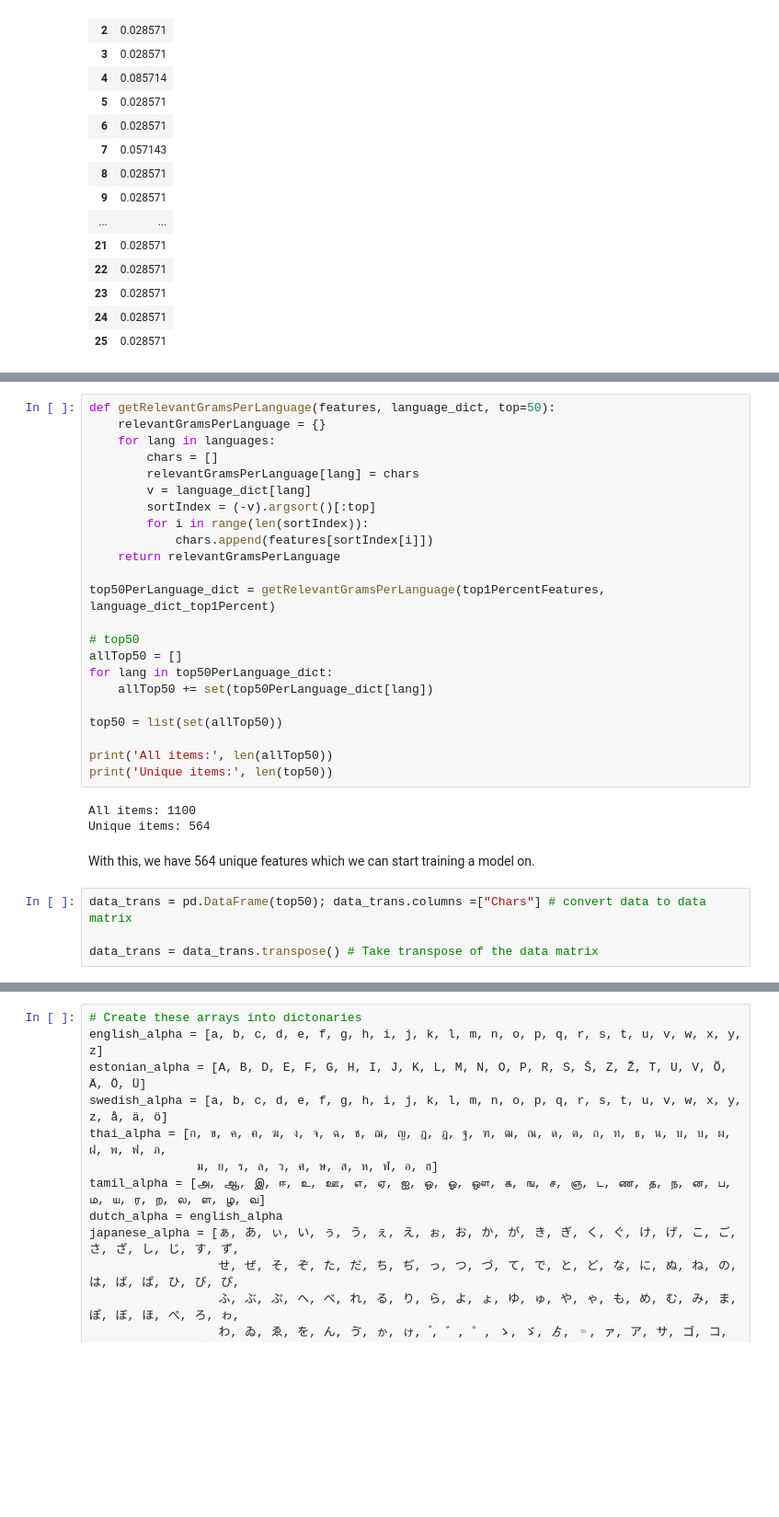
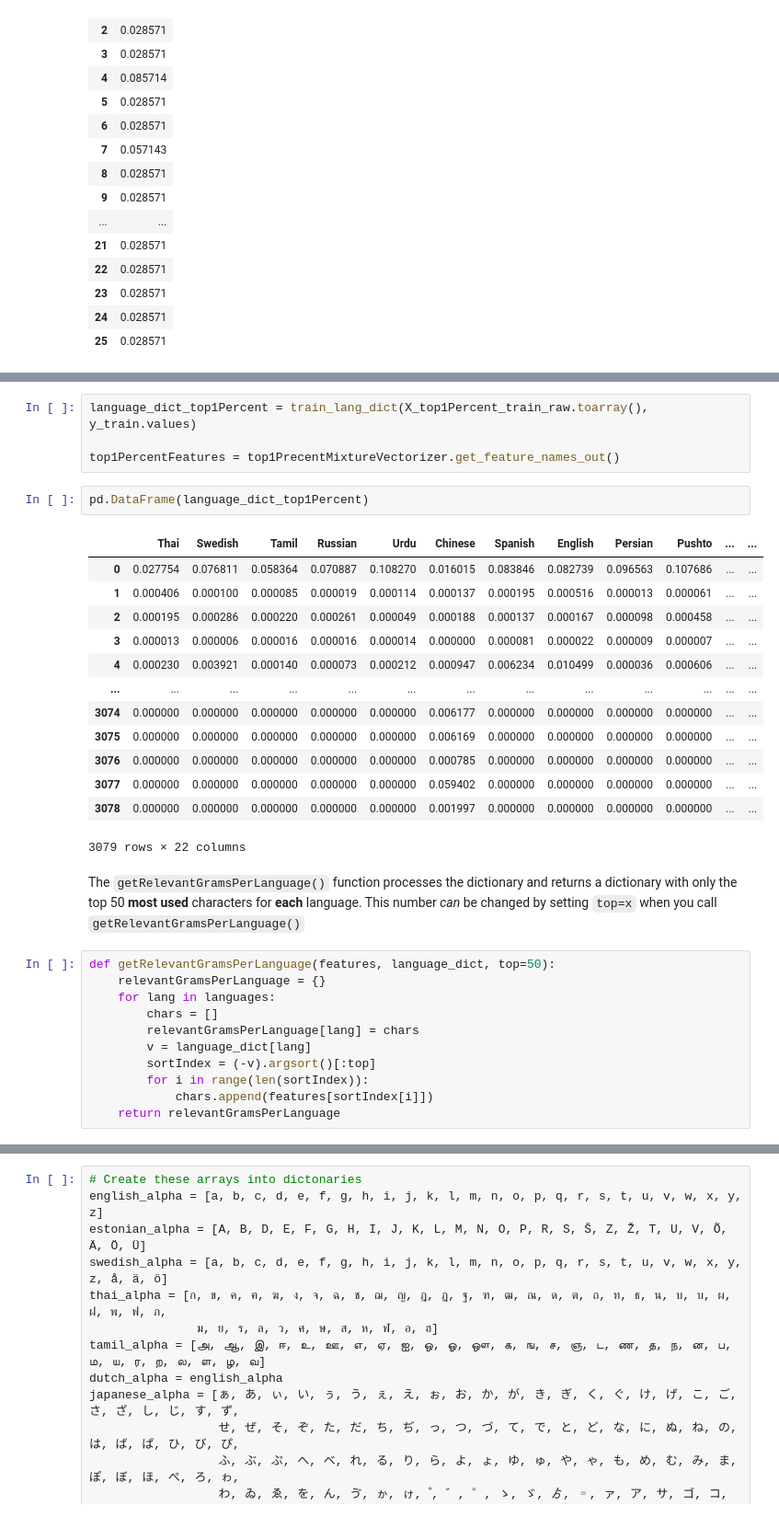
Before and after one commit to EasternUniversity/CSCI405-Language-Detection, a Jupyter notebook: Language_Detector.ipynb, the cells around one changed output, grey strips where cells are left out. Shown: that part at 92% size. Drawn from its saved outputs; the diff is of its cells as text; blank space fills up the shorter version.

```diff
--- a/Language_Detector.ipynb
+++ b/Language_Detector.ipynb
@@ -225,3 +222,25 @@ top1PercentFeatures = top1PrecentMixtureVectorizer.get_feature_names()
+# %%
+language_dict_top1Percent = train_lang_dict(X_top1Percent_train_raw.toarray(), y_train.values)
+
+top1PercentFeatures = top1PrecentMixtureVectorizer.get_feature_names_out()
+# %%
+pd.DataFrame(language_dict_top1Percent)
+# %% [output]
+|  | Thai | Swedish | Tamil | Russian | Urdu | Chinese | Spanish | English | Persian | Pushto | ... | ... |
+| 0 | 0.027754 | 0.076811 | 0.058364 | 0.070887 | 0.108270 | 0.016015 | 0.083846 | 0.082739 | 0.096563 | 0.107686 | ... | ... |
+| 1 | 0.000406 | 0.000100 | 0.000085 | 0.000019 | 0.000114 | 0.000137 | 0.000195 | 0.000516 | 0.000013 | 0.000061 | ... | ... |
+| 2 | 0.000195 | 0.000286 | 0.000220 | 0.000261 | 0.000049 | 0.000188 | 0.000137 | 0.000167 | 0.000098 | 0.000458 | ... | ... |
+| 3 | 0.000013 | 0.000006 | 0.000016 | 0.000016 | 0.000014 | 0.000000 | 0.000081 | 0.000022 | 0.000009 | 0.000007 | ... | ... |
+| 4 | 0.000230 | 0.003921 | 0.000140 | 0.000073 | 0.000212 | 0.000947 | 0.006234 | 0.010499 | 0.000036 | 0.000606 | ... | ... |
+| ... | ... | ... | ... | ... | ... | ... | ... | ... | ... | ... | ... | ... |
+| 3074 | 0.000000 | 0.000000 | 0.000000 | 0.000000 | 0.000000 | 0.006177 | 0.000000 | 0.000000 | 0.000000 | 0.000000 | ... | ... |
+| 3075 | 0.000000 | 0.000000 | 0.000000 | 0.000000 | 0.000000 | 0.006169 | 0.000000 | 0.000000 | 0.000000 | 0.000000 | ... | ... |
+| 3076 | 0.000000 | 0.000000 | 0.000000 | 0.000000 | 0.000000 | 0.000785 | 0.000000 | 0.000000 | 0.000000 | 0.000000 | ... | ... |
+| 3077 | 0.000000 | 0.000000 | 0.000000 | 0.000000 | 0.000000 | 0.059402 | 0.000000 | 0.000000 | 0.000000 | 0.000000 | ... | ... |
+| 3078 | 0.000000 | 0.000000 | 0.000000 | 0.000000 | 0.000000 | 0.001997 | 0.000000 | 0.000000 | 0.000000 | 0.000000 | ... | ... |
+3079 rows × 22 columns
+# %% [markdown]
+The `getRelevantGramsPerLanguage()` function processes the dictionary and returns a dictionary with only the top 50 **most used** characters for **each** language. This number _can_ be changed by setting `top=x` when you call `getRelevantGramsPerLanguage()`
 # %%
 def getRelevantGramsPerLanguage(features, language_dict, top=50):
     relevantGramsPerLanguage = {}
@@ -233,24 +252,3 @@ def getRelevantGramsPerLanguage(features, language_dict, top=50):
         for i in range(len(sortIndex)):
             chars.append(features[sortIndex[i]])
     return relevantGramsPerLanguage
-
-top50PerLanguage_dict = getRelevantGramsPerLanguage(top1PercentFeatures, language_dict_top1Percent)
-
-# top50
-allTop50 = []
-for lang in top50PerLanguage_dict:
-    allTop50 += set(top50PerLanguage_dict[lang])
-
-top50 = list(set(allTop50))
-
-print('All items:', len(allTop50))
-print('Unique items:', len(top50))
-# %% [output]
-All items: 1100
-Unique items: 564
-# %% [markdown]
-With this, we have 564 unique features which we can start training a model on.
-# %%
-data_trans = pd.DataFrame(top50); data_trans.columns =["Chars"] # convert data to data matrix
-
-data_trans = data_trans.transpose() # Take transpose of the data matrix
```
Also changed, not shown: parts of 14 cells of this notebook.
